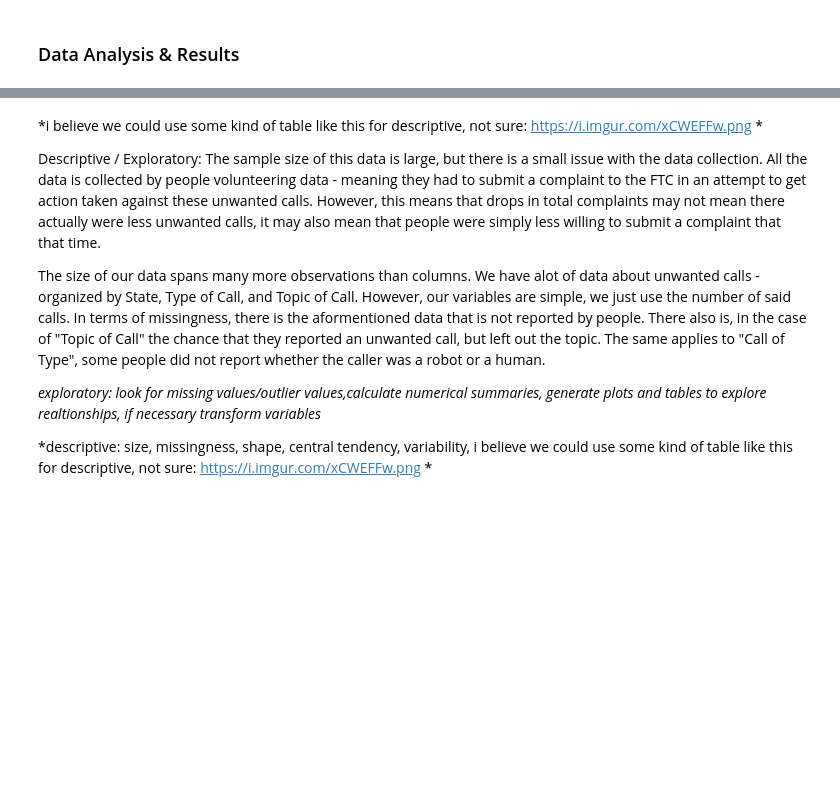
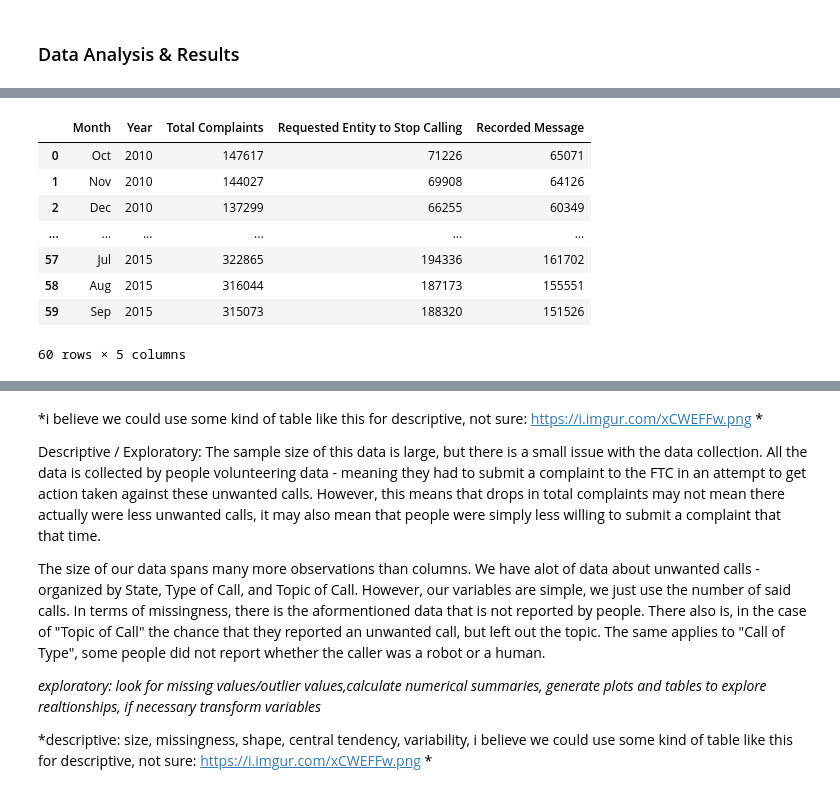
Before and after one commit to DannyFung97/nigerian-princes, a Jupyter notebook: Final Project Notebook.ipynb, the cells around one changed output, grey strips where cells are left out. Drawn from its saved outputs; the diff is of its cells as text; code cells hidden in the pictures; blank space fills up the shorter version.

```diff
--- a/Final Project Notebook.ipynb
+++ b/Final Project Notebook.ipynb
@@ -108,3 +217,25 @@ Name: Unnamed: 0, Length: 60, dtype: object
+# %%
+wrang_df_2010_to_2015_dnc_complaints_by_month = pd.DataFrame(columns=['Month', 'Year', 'Total Complaints', 'Requested Entity to Stop Calling', 'Recorded Message'])
+i = 0
+for subject_month in df_2010_to_2015_dnc_complaints_by_month['Unnamed: 0']:
+    month = subject_month[0:3]
+    year = '20'+subject_month[4:6].replace('-','1')
+    total_complaints = df_2010_to_2015_dnc_complaints_by_month['Total Complaints'][i].replace(',', '')
+    requested = df_2010_to_2015_dnc_complaints_by_month['Requested Entity to Stop Calling'][i].replace(',', '')
+    recorded = df_2010_to_2015_dnc_complaints_by_month['Recorded Message'][i].replace(',', '')
+    wrang_df_2010_to_2015_dnc_complaints_by_month = wrang_df_2010_to_2015_dnc_complaints_by_month.append({'Month': month, 'Year': year, 'Total Complaints': total_complaints, 'Requested Entity to Stop Calling': requested, 'Recorded Message': recorded}, ignore_index=True)
+    i = i + 1
+wrang_df_2010_to_2015_dnc_complaints_by_month
+# %% [output]
+|  | Month | Year | Total Complaints | Requested Entity to Stop Calling | Recorded Message |
+| 0 | Oct | 2010 | 147617 | 71226 | 65071 |
+| 1 | Nov | 2010 | 144027 | 69908 | 64126 |
+| 2 | Dec | 2010 | 137299 | 66255 | 60349 |
+| ... | ... | ... | ... | ... | ... |
+| 57 | Jul | 2015 | 322865 | 194336 | 161702 |
+| 58 | Aug | 2015 | 316044 | 187173 | 155551 |
+| 59 | Sep | 2015 | 315073 | 188320 | 151526 |
+60 rows × 5 columns
 # %%
 i = 0
 months = df_2010_to_2015_dnc_complaints_by_month['Unnamed: 0']
```
Also changed, not shown: parts of 9 cells of this notebook.
